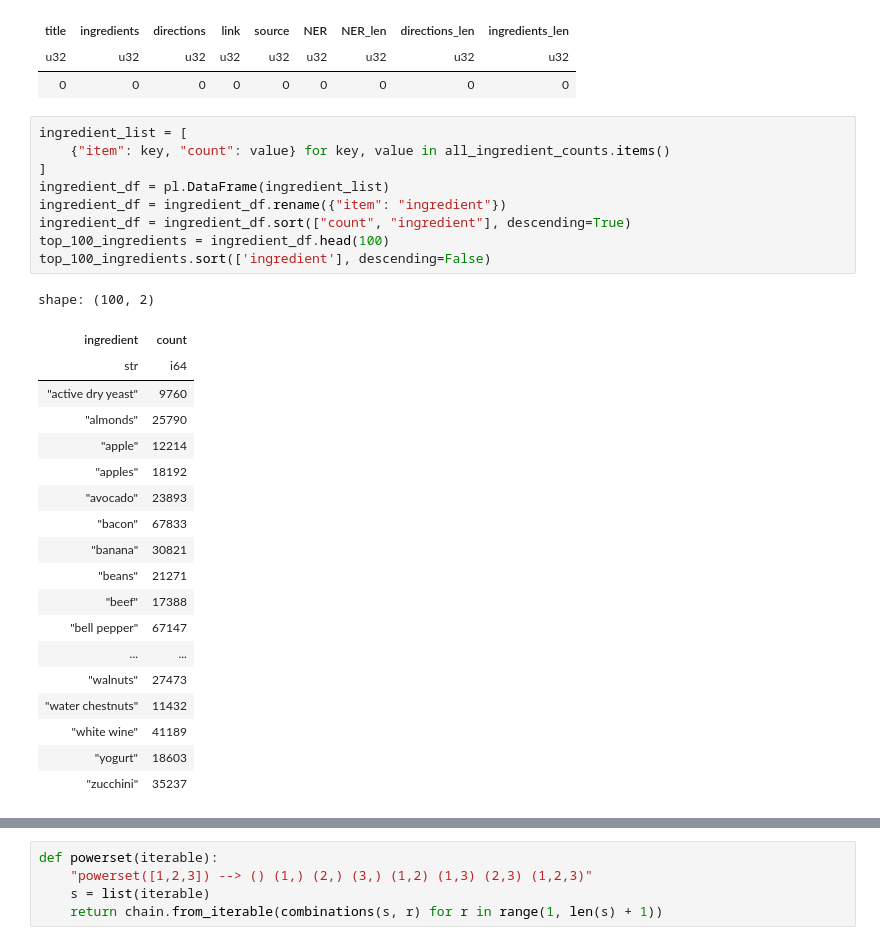
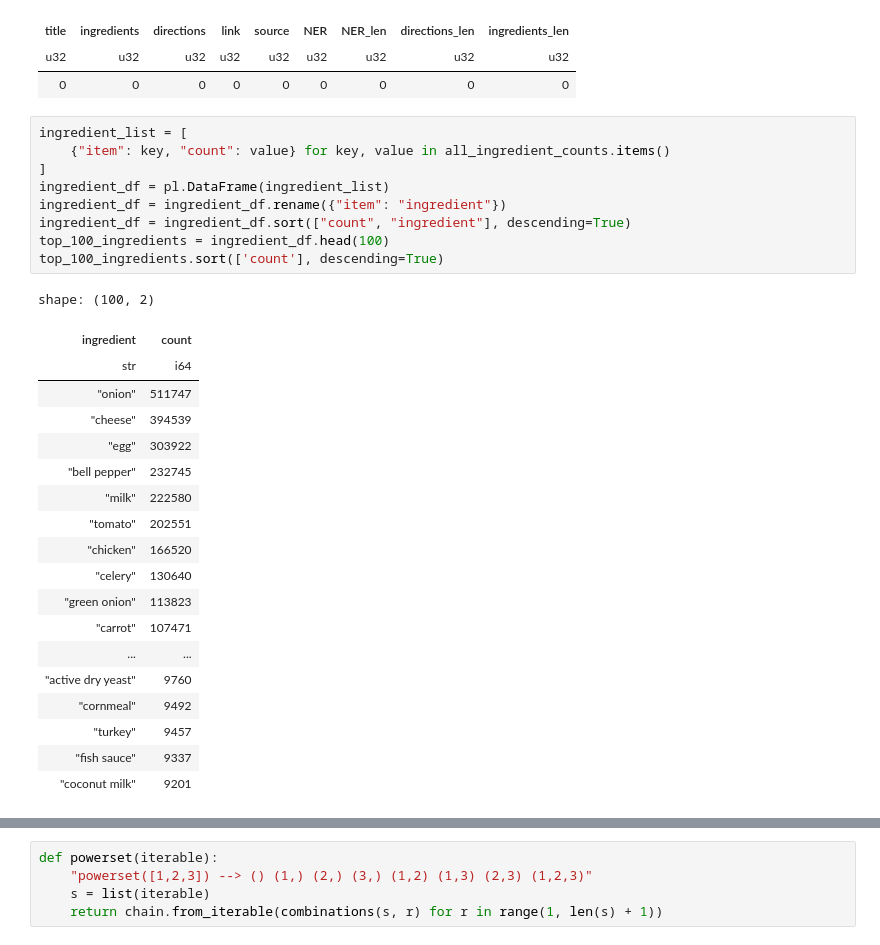
Before and after one commit to teddy661/gotmeals, a Jupyter notebook: EDA/RecipeNLG_ed_EDA.ipynb, the cells around one changed output, grey strips where cells are left out. Drawn from its saved outputs; the diff is of its cells as text.

```diff
--- a/EDA/RecipeNLG_ed_EDA.ipynb
+++ b/EDA/RecipeNLG_ed_EDA.ipynb
@@ -41,32 +41,32 @@ shape: (1, 9)
 # %%
 ingredient_list = [
     {"item": key, "count": value} for key, value in all_ingredient_counts.items()
 ]
 ingredient_df = pl.DataFrame(ingredient_list)
 ingredient_df = ingredient_df.rename({"item": "ingredient"})
 ingredient_df = ingredient_df.sort(["count", "ingredient"], descending=True)
 top_100_ingredients = ingredient_df.head(100)
-top_100_ingredients.sort(['ingredient'], descending=False)
+top_100_ingredients.sort(['count'], descending=True)
 # %% [output]
 shape: (100, 2)
 | ingredient | count |
 | str | i64 |
+| "onion" | 511747 |
+| "cheese" | 394539 |
+| "egg" | 303922 |
+| "bell pepper" | 232745 |
+| "milk" | 222580 |
+| "tomato" | 202551 |
+| "chicken" | 166520 |
+| "celery" | 130640 |
+| "green onion" | 113823 |
+| "carrot" | 107471 |
+| ... | ... |
 | "active dry yeast" | 9760 |
-| "almonds" | 25790 |
-| "apple" | 12214 |
-| "apples" | 18192 |
-| "avocado" | 23893 |
-| "bacon" | 67833 |
-| "banana" | 30821 |
-| "beans" | 21271 |
-| "beef" | 17388 |
-| "bell pepper" | 67147 |
-| ... | ... |
-| "walnuts" | 27473 |
-| "water chestnuts" | 11432 |
-| "white wine" | 41189 |
-| "yogurt" | 18603 |
-| "zucchini" | 35237 |
+| "cornmeal" | 9492 |
+| "turkey" | 9457 |
+| "fish sauce" | 9337 |
+| "coconut milk" | 9201 |
 # %%
 # Number of ingredients used more than 15,000 times
 filtered_ingredients = ingredient_df.filter(ingredient_df["count"] >= 15000)
```
Also changed, not shown: parts of 4 cells of this notebook.
